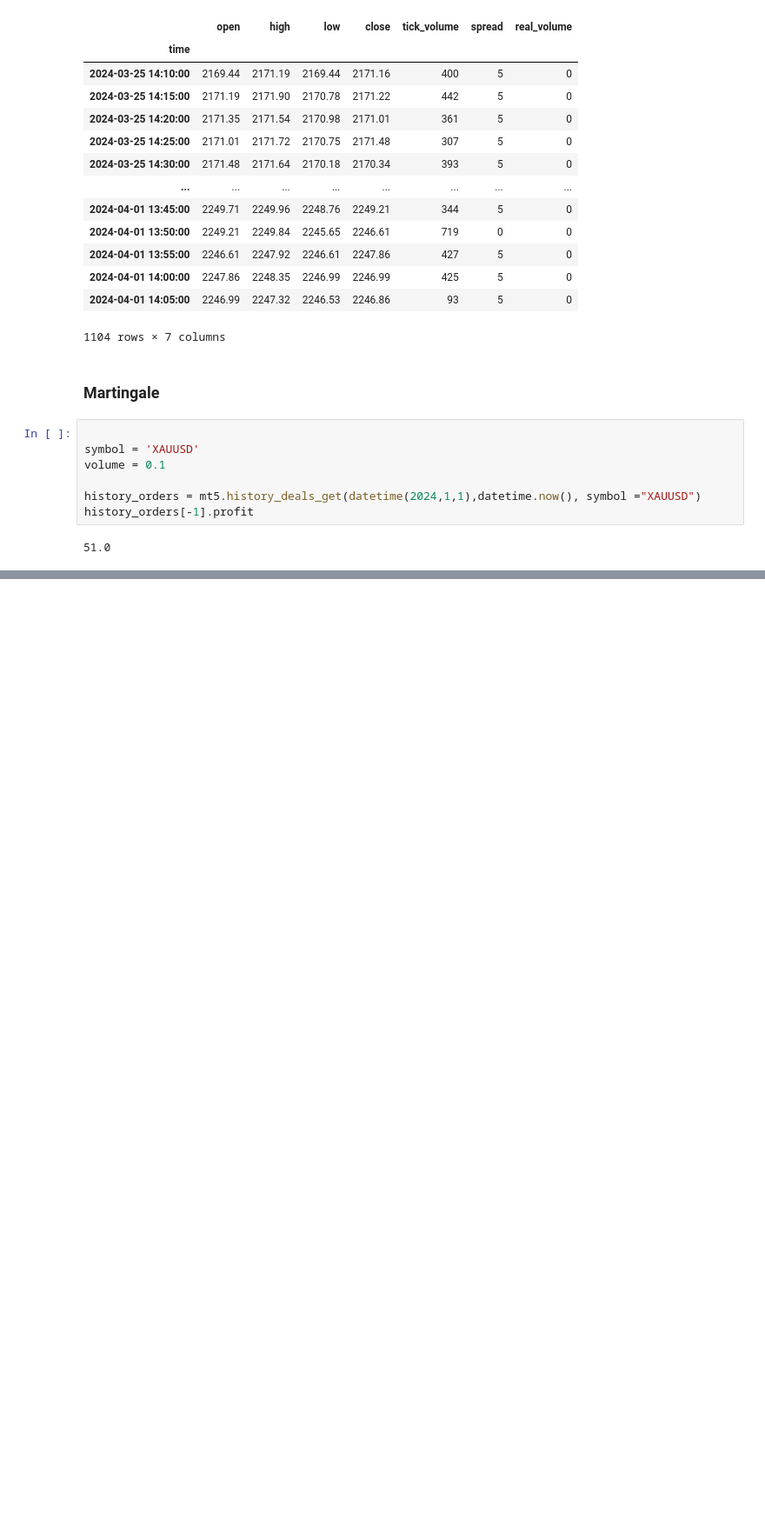
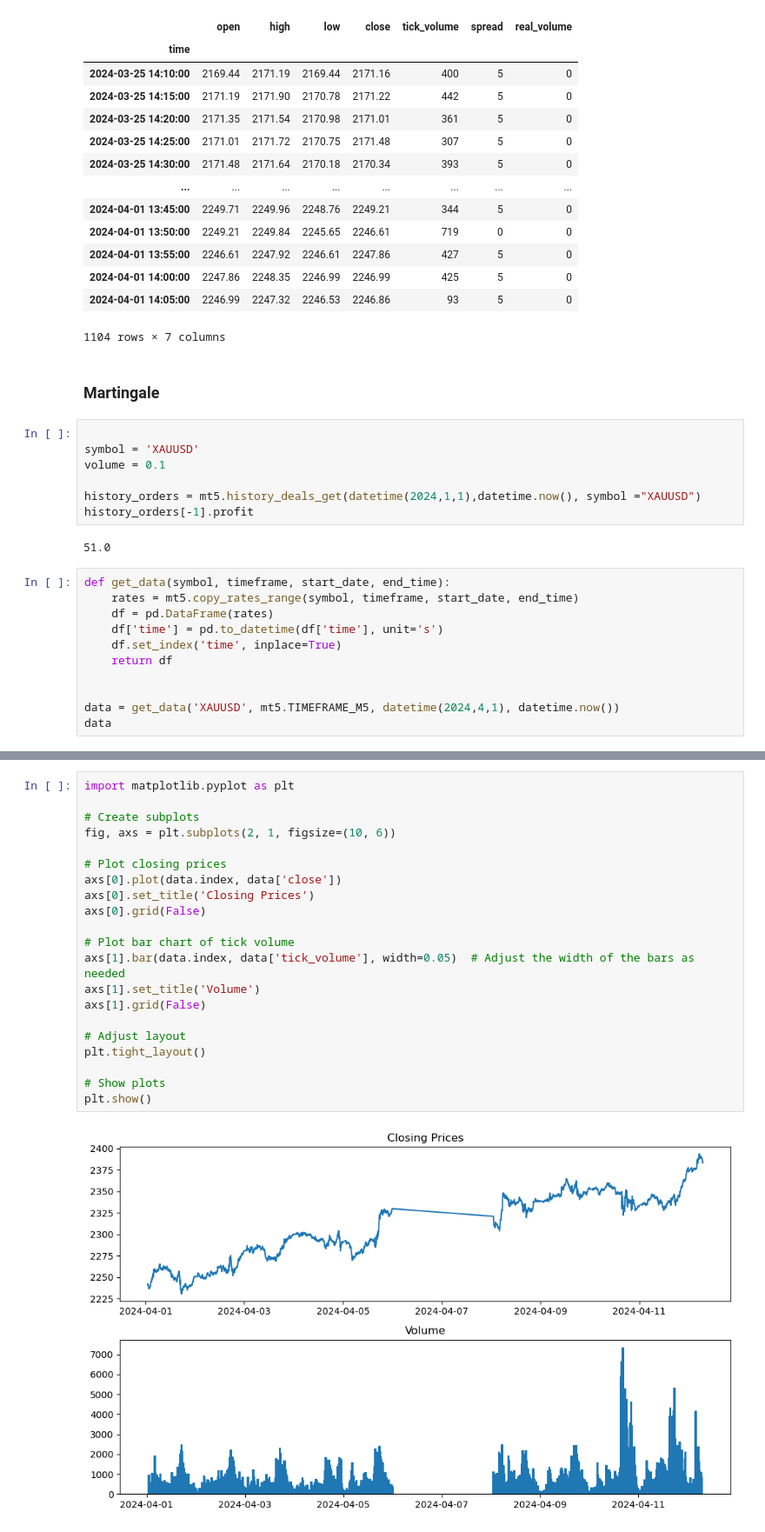
Before and after one commit to KhizarImran/AlgoTrading, a Jupyter notebook: Quant_Research/Martingale Algo/Martingale_XAU_test.ipynb, the cells around one changed output, grey strips where cells are left out. Shown at 87% size. Drawn from its saved outputs; the diff is of its cells as text; blank space fills up the shorter version.

```diff
--- a/Quant_Research/Martingale Algo/Martingale_XAU_test.ipynb
+++ b/Quant_Research/Martingale Algo/Martingale_XAU_test.ipynb
@@ -177,3 +177,14 @@ history_orders = mt5.history_deals_get(datetime(2024,1,1),datetime.now(), symbol
 history_orders[-1].profit
 # %% [output]
 51.0
+# %%
+def get_data(symbol, timeframe, start_date, end_time):
+    rates = mt5.copy_rates_range(symbol, timeframe, start_date, end_time)
+    df = pd.DataFrame(rates)
+    df['time'] = pd.to_datetime(df['time'], unit='s')
+    df.set_index('time', inplace=True)
+    return df
+
+
+data = get_data('XAUUSD', mt5.TIMEFRAME_M5, datetime(2024,4,1), datetime.now())
+data
@@ -179,0 +206,23 @@ history_orders[-1].profit
+# %%
+import matplotlib.pyplot as plt
+
+# Create subplots
+fig, axs = plt.subplots(2, 1, figsize=(10, 6))
+
+# Plot closing prices
+axs[0].plot(data.index, data['close'])
+axs[0].set_title('Closing Prices')
+axs[0].grid(False)
+
+# Plot bar chart of tick volume
+axs[1].bar(data.index, data['tick_volume'], width=0.05)  # Adjust the width of the bars as needed
+axs[1].set_title('Volume')
+axs[1].grid(False)
+
+# Adjust layout
+plt.tight_layout()
+
+# Show plots
+plt.show()
+# %% [output]
+[figure, added]
```
Also changed, not shown: parts of 1 cell of this notebook, 1 other file.
